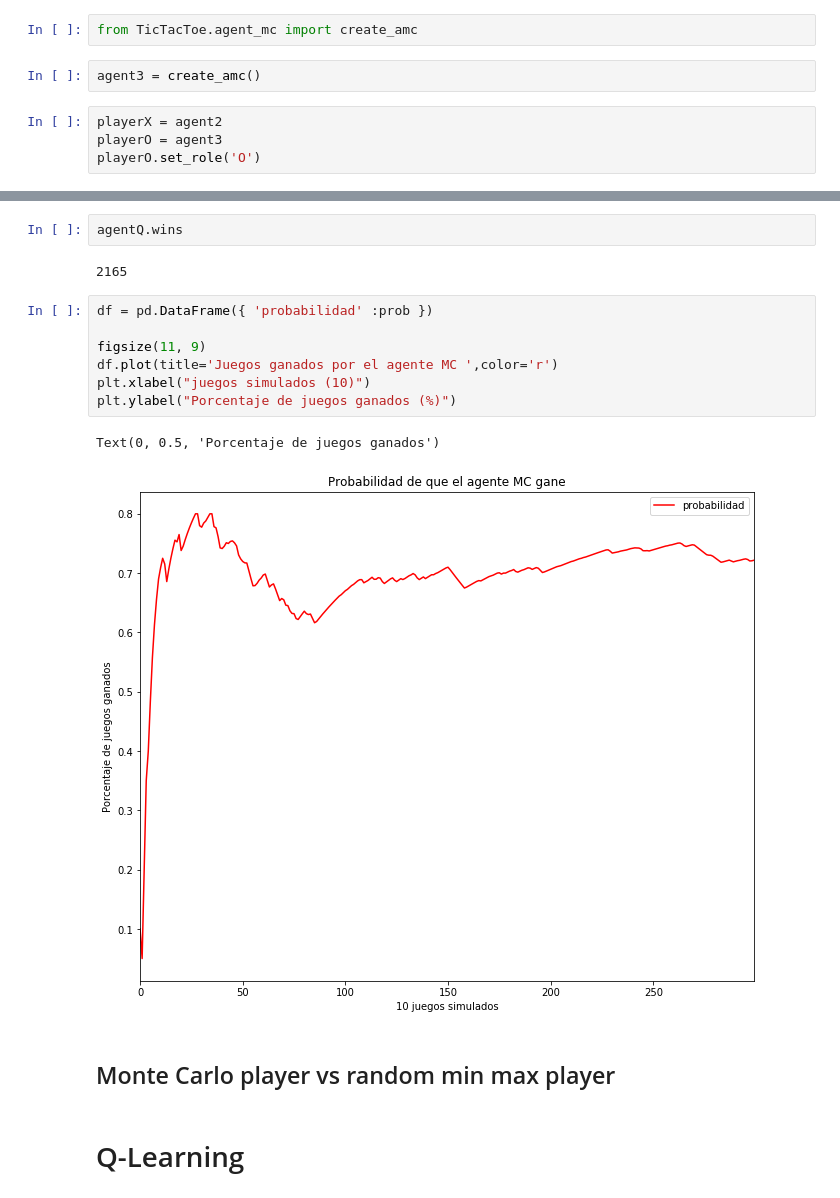
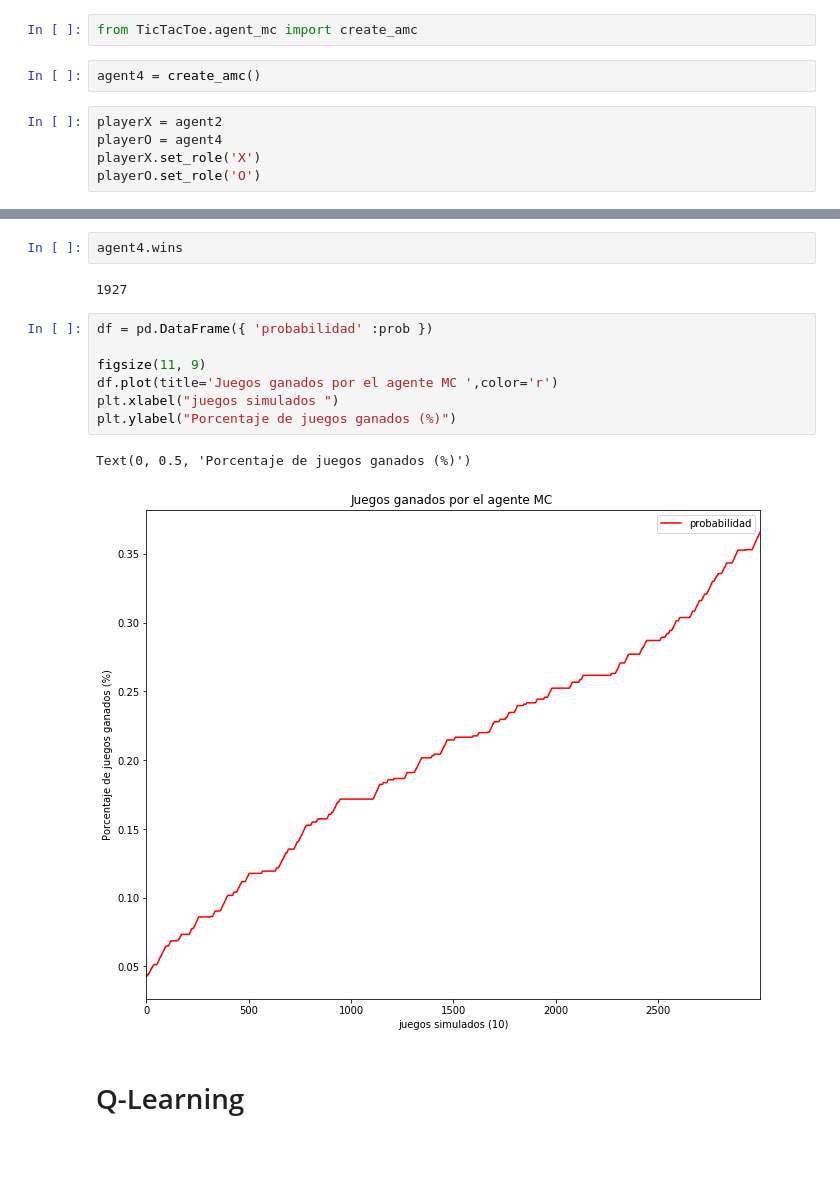
Before and after one commit to sergfer26/Reinforcement-Learning, a Jupyter notebook: tests.ipynb, the cells around one changed output, grey strips where cells are left out. Saved outputs shown, nothing was run; the diff lists cells and outputs as text; blank space fills up the shorter version.

```diff
--- a/tests.ipynb
+++ b/tests.ipynb
@@ -41,10 +42,11 @@ agent3 =
 # %%
 from TicTacToe.agent_mc import create_amc
 # %%
-agent3 = create_amc()
+agent4 = create_amc()
 # %%
 playerX = agent2
-playerO = agent3
+playerO = agent4
+playerX.set_role('X')
 playerO.set_role('O')
 # %%
 prob = play_n_duels(3000, playerX, playerO)
@@ -75,19 +77,17 @@ len(vals)
 # %%
-agentQ.wins
+agent4.wins
 # %% [output]
-2165
+1927
 # %%
 df = pd.DataFrame({ 'probabilidad' :prob })
 
 figsize(11, 9)
 df.plot(title='Juegos ganados por el agente MC ',color='r')
-plt.xlabel("juegos simulados (10)")
+plt.xlabel("juegos simulados ")
 plt.ylabel("Porcentaje de juegos ganados (%)")
 # %% [output]
-Text(0, 0.5, 'Porcentaje de juegos ganados')
+Text(0, 0.5, 'Porcentaje de juegos ganados (%)')
-[figure, old version]
+[figure, new version]
-# %% [markdown]
-## Monte Carlo player vs random min max player
 # %% [markdown]
 # Q-Learning
 # %% [markdown]
```
Also changed, not shown: parts of 16 cells of this notebook, 1 other file.
